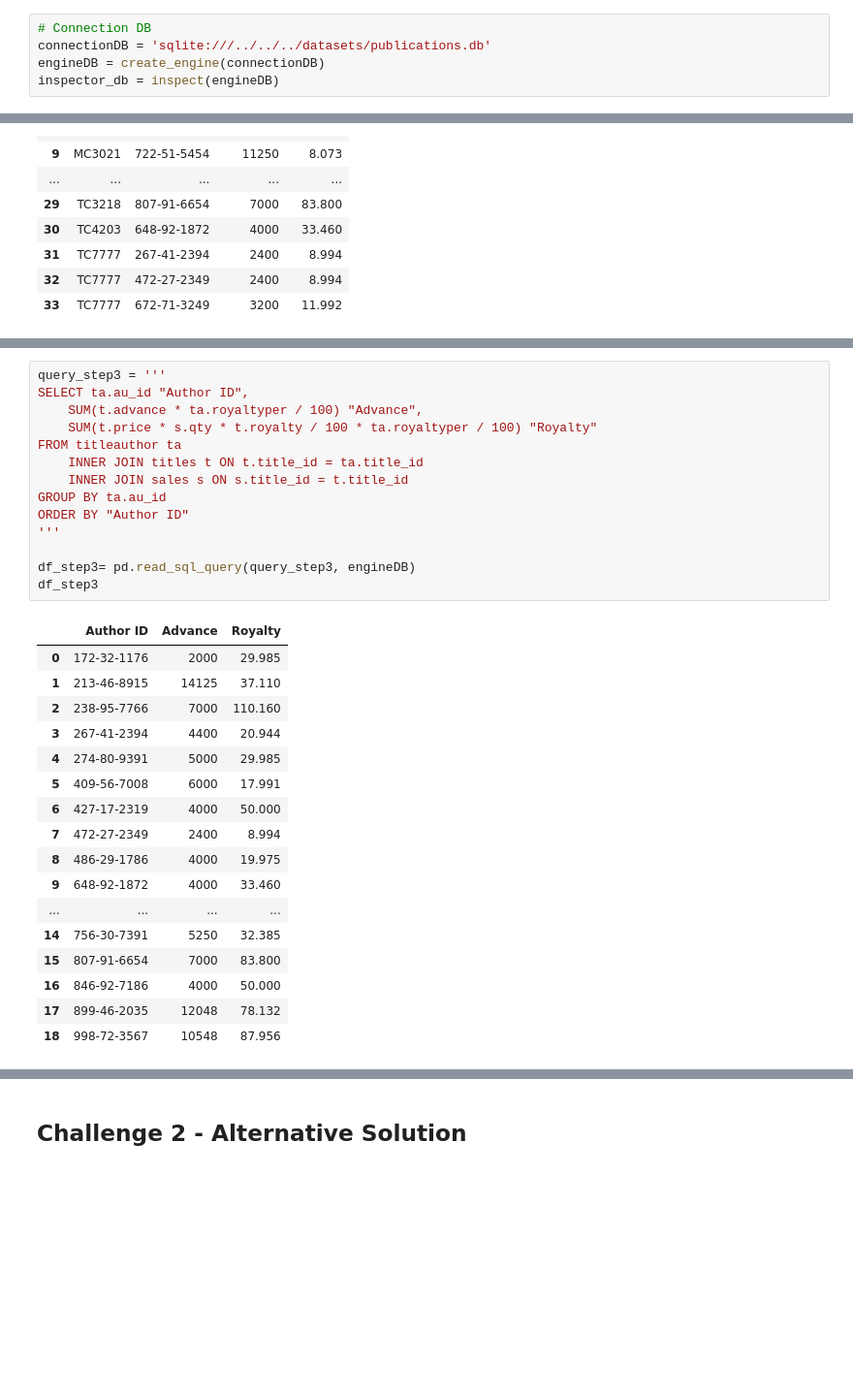
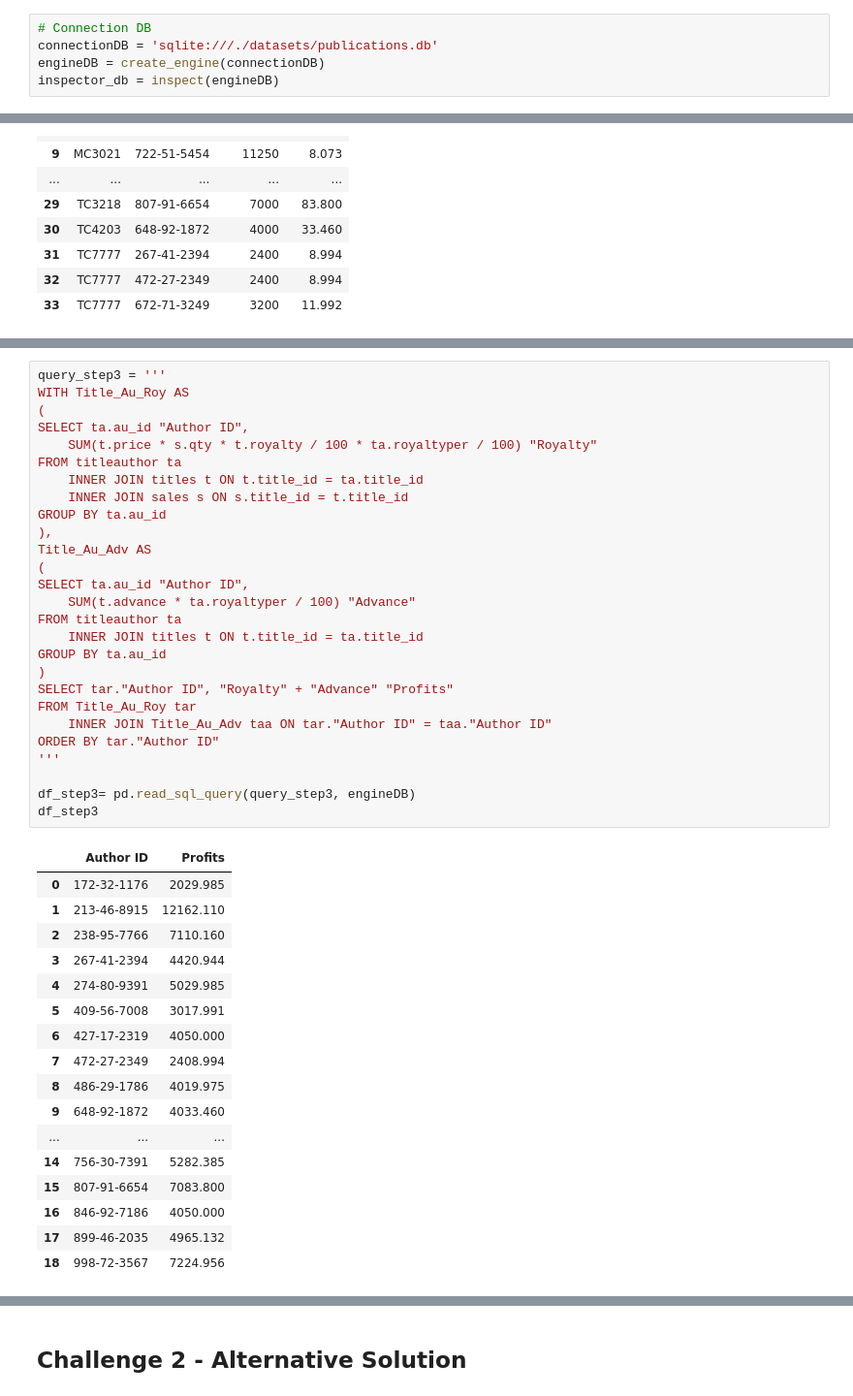
Before and after one commit to elvestevez/dataptmad0522_labs, a Jupyter notebook: module-1/advanced-mysql/myqueries.ipynb, the cells around one changed output, grey strips where cells are left out. Shown at 97% size. Cells and saved outputs as stored; diff of their text form; blank space fills up the shorter version.

```diff
--- a/module-1/advanced-mysql/myqueries.ipynb
+++ b/module-1/advanced-mysql/myqueries.ipynb
@@ -5,7 +5,7 @@ from sqlalchemy import inspect
 import pandas as pd
 # %%
 # Connection DB
-connectionDB = 'sqlite:///../../../datasets/publications.db'
+connectionDB = 'sqlite:///./datasets/publications.db'
 engineDB = create_engine(connectionDB)
 inspector_db = inspect(engineDB)
 # %%
@@ -113,32 +183,45 @@ df_step2
 # %%
 query_step3 = '''
+WITH Title_Au_Roy AS
+(
 SELECT ta.au_id "Author ID",
-    SUM(t.advance * ta.royaltyper / 100) "Advance",
     SUM(t.price * s.qty * t.royalty / 100 * ta.royaltyper / 100) "Royalty"
 FROM titleauthor ta
     INNER JOIN titles t ON t.title_id = ta.title_id
     INNER JOIN sales s ON s.title_id = t.title_id
 GROUP BY ta.au_id
-ORDER BY "Author ID"
+),
+Title_Au_Adv AS
+(
+SELECT ta.au_id "Author ID",
+    SUM(t.advance * ta.royaltyper / 100) "Advance"
+FROM titleauthor ta
+    INNER JOIN titles t ON t.title_id = ta.title_id
+GROUP BY ta.au_id
+)
+SELECT tar."Author ID", "Royalty" + "Advance" "Profits"
+FROM Title_Au_Roy tar
+    INNER JOIN Title_Au_Adv taa ON tar."Author ID" = taa."Author ID"
+ORDER BY tar."Author ID"
 '''
 
 df_step3= pd.read_sql_query(query_step3, engineDB)
 df_step3
 # %% [output]
-|  | Author ID | Advance | Royalty |
-| 0 | 172-32-1176 | 2000 | 29.985 |
-| 1 | 213-46-8915 | 14125 | 37.110 |
-| 2 | 238-95-7766 | 7000 | 110.160 |
-| 3 | 267-41-2394 | 4400 | 20.944 |
-| 4 | 274-80-9391 | 5000 | 29.985 |
-| 5 | 409-56-7008 | 6000 | 17.991 |
-| 6 | 427-17-2319 | 4000 | 50.000 |
-| 7 | 472-27-2349 | 2400 | 8.994 |
-| 8 | 486-29-1786 | 4000 | 19.975 |
-| 9 | 648-92-1872 | 4000 | 33.460 |
-| ... | ... | ... | ... |
-| 14 | 756-30-7391 | 5250 | 32.385 |
-| 15 | 807-91-6654 | 7000 | 83.800 |
-| 16 | 846-92-7186 | 4000 | 50.000 |
-| 17 | 899-46-2035 | 12048 | 78.132 |
-| 18 | 998-72-3567 | 10548 | 87.956 |
+|  | Author ID | Profits |
+| 0 | 172-32-1176 | 2029.985 |
+| 1 | 213-46-8915 | 12162.110 |
+| 2 | 238-95-7766 | 7110.160 |
+| 3 | 267-41-2394 | 4420.944 |
+| 4 | 274-80-9391 | 5029.985 |
+| 5 | 409-56-7008 | 3017.991 |
+| 6 | 427-17-2319 | 4050.000 |
+| 7 | 472-27-2349 | 2408.994 |
+| 8 | 486-29-1786 | 4019.975 |
+| 9 | 648-92-1872 | 4033.460 |
+| ... | ... | ... |
+| 14 | 756-30-7391 | 5282.385 |
+| 15 | 807-91-6654 | 7083.800 |
+| 16 | 846-92-7186 | 4050.000 |
+| 17 | 899-46-2035 | 4965.132 |
+| 18 | 998-72-3567 | 7224.956 |
```
Also changed, not shown: parts of 9 cells of this notebook, 2 other files.
